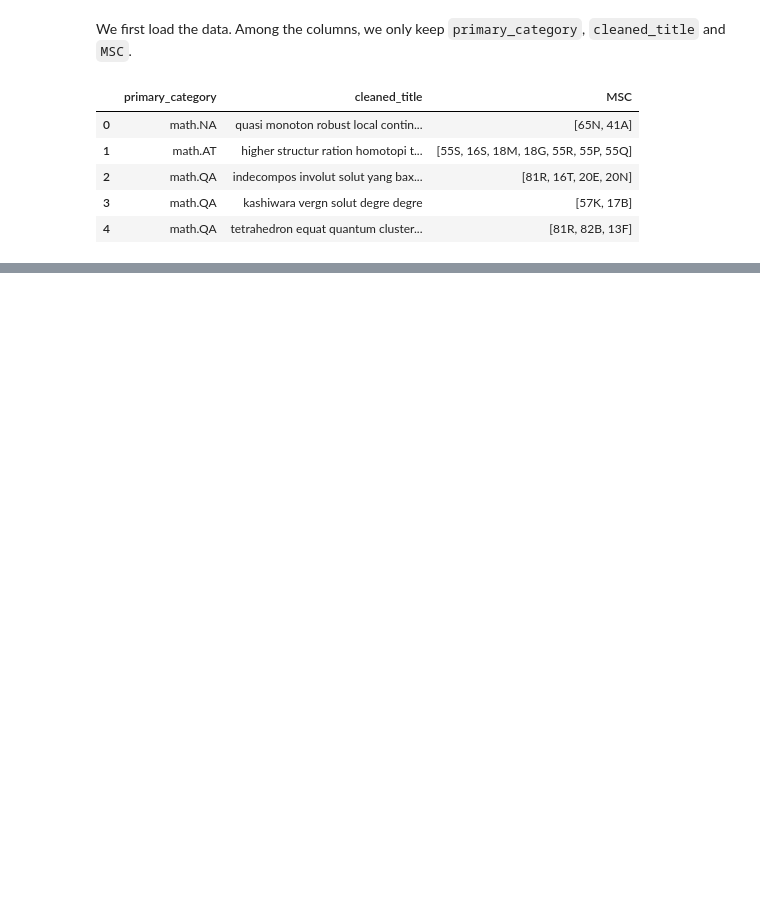
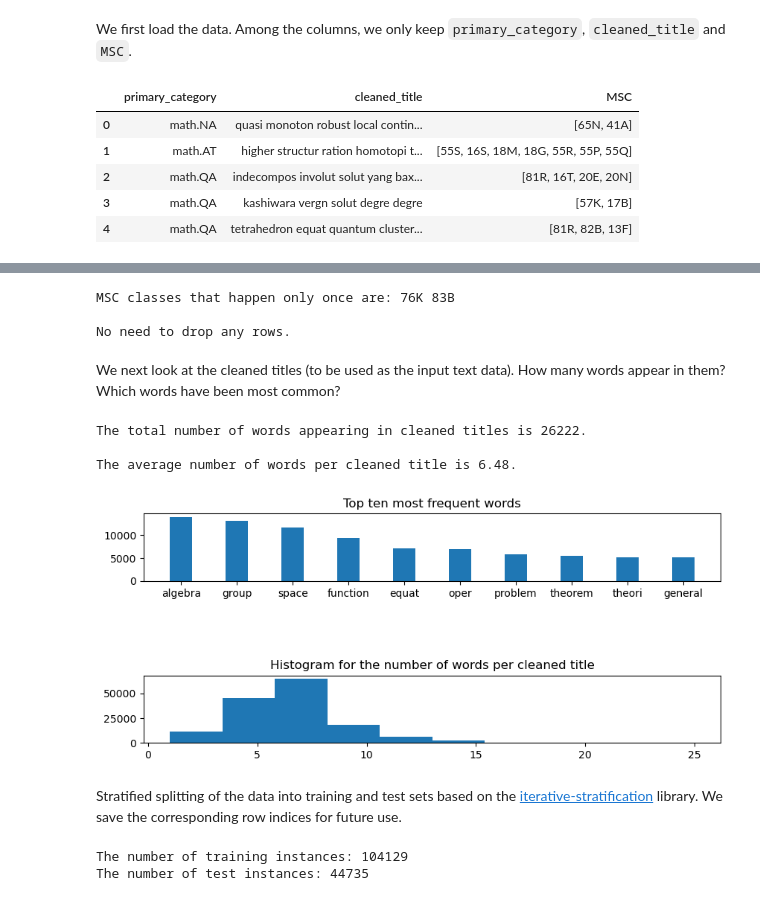
Before and after one commit to FilomKhash/Math-Preprint-Classifier, a Jupyter notebook: Models.ipynb, the cells around one changed output, grey strips where cells are left out. Drawn from its saved outputs; the diff is of its cells as text; code cells hidden in the pictures; blank space fills up the shorter version.

```diff
--- a/Models.ipynb
+++ b/Models.ipynb
@@ -104,0 +150,78 @@ plt.show()
+# %%
+MSC_only_once=[]
+ascending=np.argsort(np.asarray(list(dict_MSC.values())))
+for arg in ascending:
+    if np.asarray(list(dict_MSC.values()))[arg]==1:
+        MSC_only_once+=[np.asarray(list(dict_MSC.keys()))[arg]]
+    else:
+        break
+
+print('MSC classes that happen only once are:', *MSC_only_once)
+
+data.drop(columns=MSC_only_once,inplace=True)
+
+if data[(data.iloc[:,2:]==0).all(axis=1)].shape[0]==0:
+    print('\nNo need to drop any rows.')
+else:
+    drop_index=data[(data.iloc[:,2:]==0).all(axis=1)].index
+    data.drop(columns=MSC_only_once,inplace=True)
+    print(f'\nThe number of rows dropped is {drop_index.shape[0]}')
+
+
+#Saving the encoded data in a compressed form.
+data.to_csv('./data/data_encoded.csv',compression='zip',index=False)
+# %% [output]
+MSC classes that happen only once are: 76K 83B
+
+No need to drop any rows.
+# %% [markdown]
+We next look at the cleaned titles (to be used as the input text data). How many words appear in them? Which words have been most common?
+# %%
+print(f'The total number of words appearing in cleaned titles is {len(dict_words)}.\n')
+
+num_words=data['cleaned_title'].apply(lambda x:len(x.split(' ')))
+
+print(f'The average number of words per cleaned title is {round(num_words.mean(),2)}.')
+
+fig=plt.figure(figsize=(10,4))
+ax1=fig.add_subplot(3,1,1)
+
+#Top 10 most frequent primary categories (bar chart)
+top_index=np.argsort(-np.asarray(list(dict_words.values())))[0:10]
+ax1.bar(x=np.asarray(list(dict_words.keys()))[top_index],
+        height=np.asarray(list(dict_words.values()))[top_index],width=0.4)
+ax1.set_title('Top ten most frequent words')
+
+
+ax2=fig.add_subplot(3,1,3)
+
+#Number of constituent words (histogram)
+ax2.hist(num_words)
+ax2.locator_params(axis='x', integer=True)
+ax2.set_title('Histogram for the number of words per cleaned title')
+
+plt.show()
+# %% [output]
+The total number of words appearing in cleaned titles is 26222.
+
+The average number of words per cleaned title is 6.48.
+[figure, added]
+# %% [markdown]
+Stratified splitting of the data into training and test sets based on the [iterative-stratification](https://github.com/trent-b/iterative-stratification) library. We save the corresponding row indices for future use.
+# %%
+X_train, X_test, y_train, y_test = multilabel_train_test_split(data['cleaned_title'],
+                                                               data.iloc[:,2:],stratify=data.iloc[:,2:],
+                                                               test_size=0.3, random_state=1)
+
+train_index=np.asarray(X_train.index).tolist()
+print(f'The number of training instances: {len(train_index)}')
+with open('./data/train_index.json','w') as file:
+    json.dump(train_index,file)
+
+test_index=np.asarray(X_test.index).tolist()
+print(f'The number of test instances: {len(test_index)}')
+with open('./data/test_index.json','w') as file:
+    json.dump(test_index,file)
+# %% [output]
+The number of training instances: 104129
+The number of test instances: 44735
```
Also changed, not shown: parts of 23 cells of this notebook, 4 other files.
